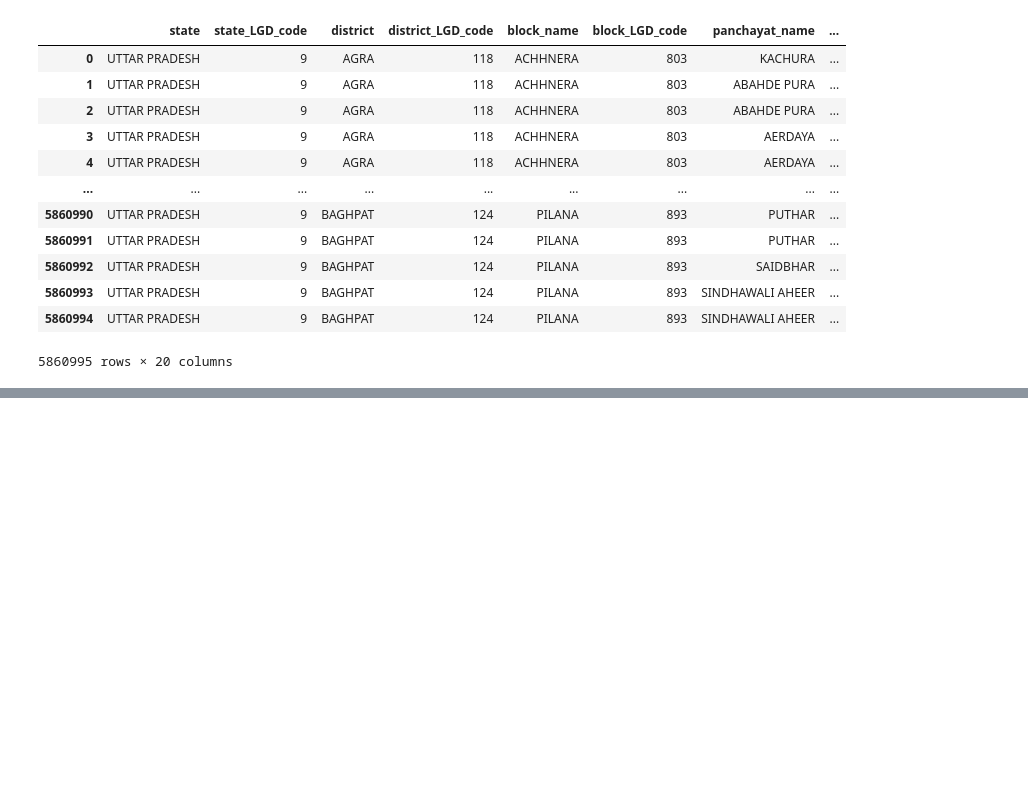
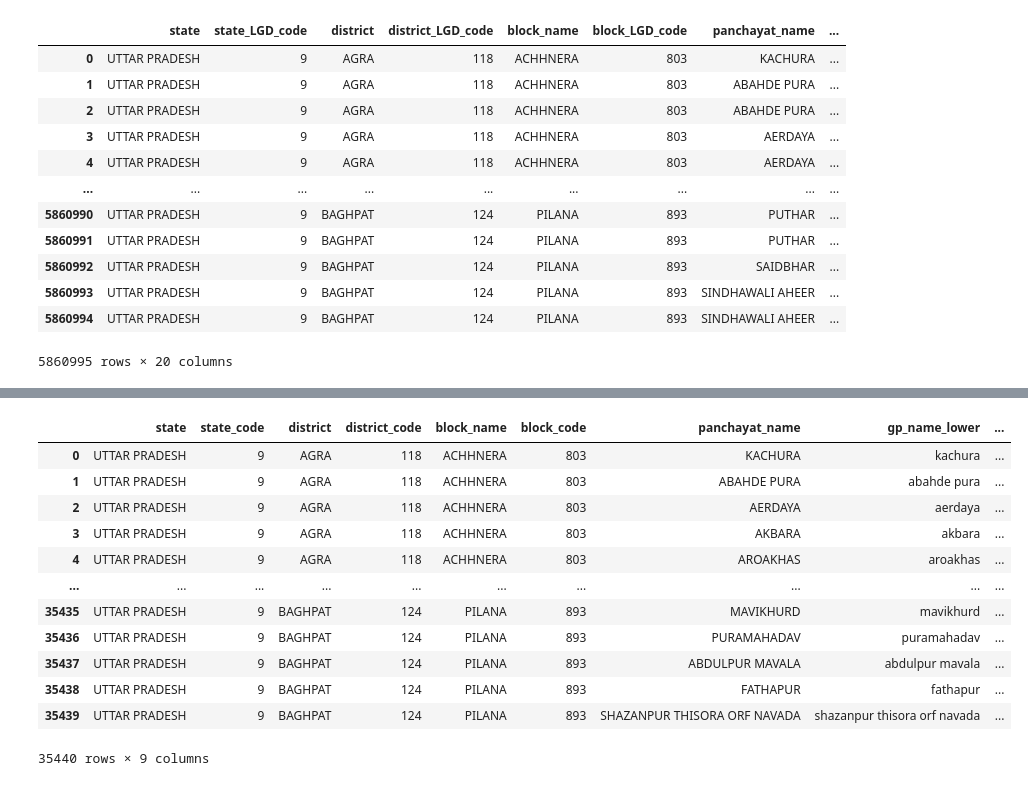
Before and after one commit to ujjawal234/bipp-datasets, a Jupyter notebook: projects/nrega-impact/src/data/panchayat_mapping.ipynb, the cells around one changed output, grey strips where cells are left out. Cells and saved outputs as stored; diff of their text form; code cells hidden in the pictures; blank space fills up the shorter version.

```diff
--- a/projects/nrega-impact/src/data/panchayat_mapping.ipynb
+++ b/projects/nrega-impact/src/data/panchayat_mapping.ipynb
@@ -158,0 +160,17 @@ merged_codes
+# %%
+pending_codes = merged_codes[merged_codes['gp_code'].isna()].copy().reset_index(drop=True)
+pending_codes
+# %% [output]
+|  | state | state_code | district | district_code | block_name | block_code | panchayat_name | gp_name_lower | ... |
+| 0 | UTTAR PRADESH | 9 | AGRA | 118 | ACHHNERA | 803 | KACHURA | kachura | ... |
+| 1 | UTTAR PRADESH | 9 | AGRA | 118 | ACHHNERA | 803 | ABAHDE PURA | abahde pura | ... |
+| 2 | UTTAR PRADESH | 9 | AGRA | 118 | ACHHNERA | 803 | AERDAYA | aerdaya | ... |
+| 3 | UTTAR PRADESH | 9 | AGRA | 118 | ACHHNERA | 803 | AKBARA | akbara | ... |
+| 4 | UTTAR PRADESH | 9 | AGRA | 118 | ACHHNERA | 803 | AROAKHAS | aroakhas | ... |
+| ... | ... | ... | ... | ... | ... | ... | ... | ... | ... |
+| 35435 | UTTAR PRADESH | 9 | BAGHPAT | 124 | PILANA | 893 | MAVIKHURD | mavikhurd | ... |
+| 35436 | UTTAR PRADESH | 9 | BAGHPAT | 124 | PILANA | 893 | PURAMAHADAV | puramahadav | ... |
+| 35437 | UTTAR PRADESH | 9 | BAGHPAT | 124 | PILANA | 893 | ABDULPUR MAVALA | abdulpur mavala | ... |
+| 35438 | UTTAR PRADESH | 9 | BAGHPAT | 124 | PILANA | 893 | FATHAPUR | fathapur | ... |
+| 35439 | UTTAR PRADESH | 9 | BAGHPAT | 124 | PILANA | 893 | SHAZANPUR THISORA ORF NAVADA | shazanpur thisora orf navada | ... |
+35440 rows × 9 columns
```
Also changed, not shown: parts of 32 cells of this notebook.
